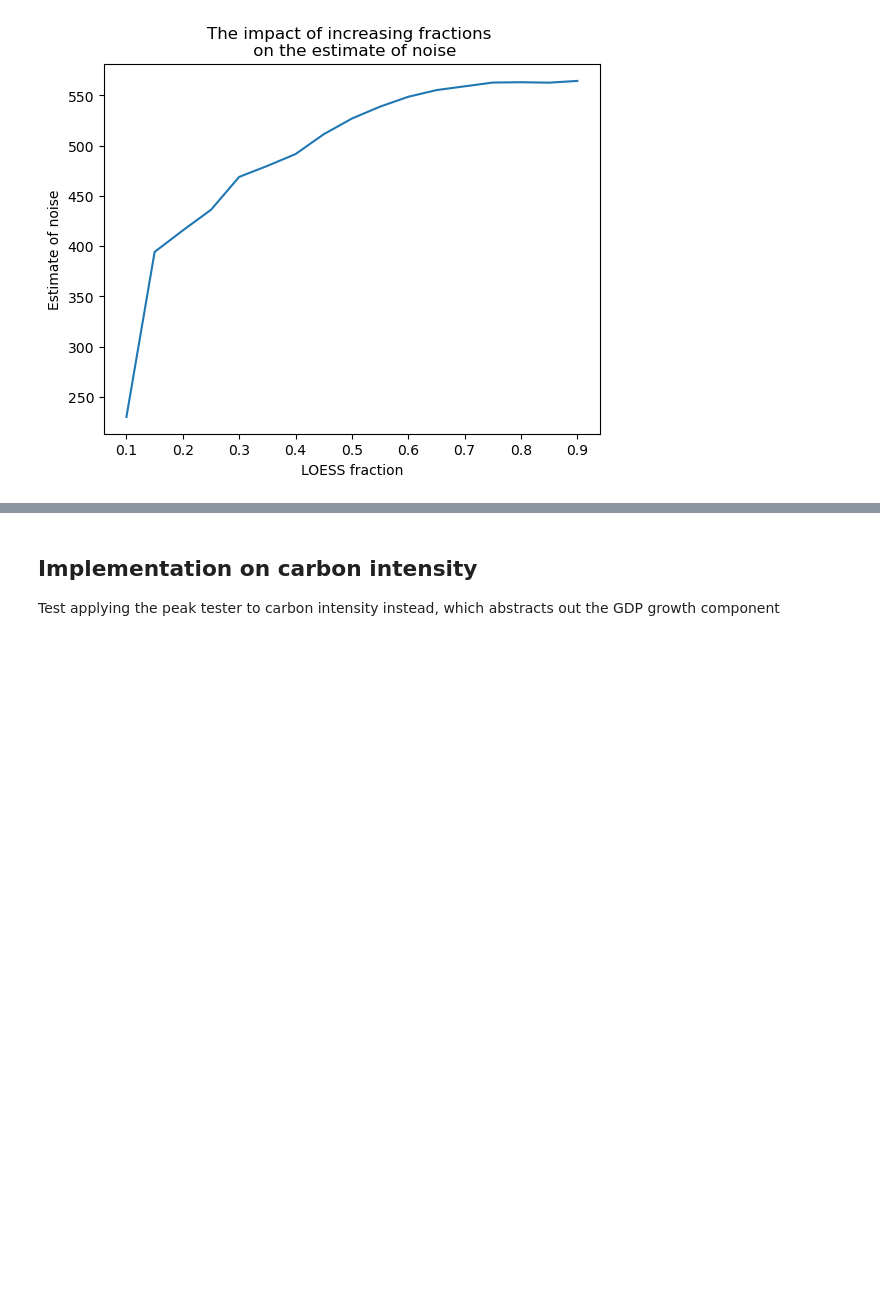
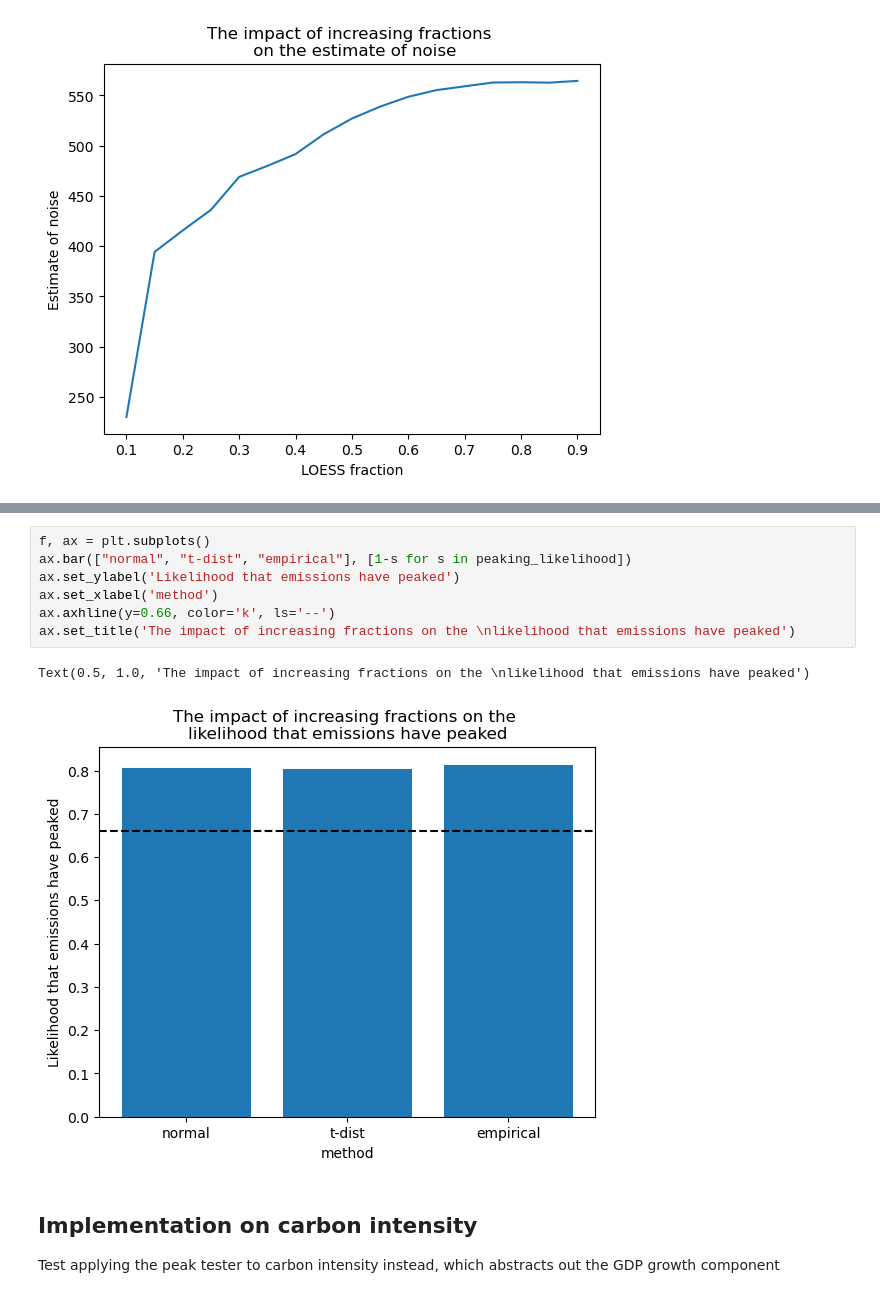
Before and after one commit to nezzag/peaking_test, a Jupyter notebook: notebooks/test_peaker.ipynb, the cells around one changed output, grey strips where cells are left out. Drawn from its saved outputs; the diff is of its cells as text; blank space fills up the shorter version.

```diff
--- a/notebooks/test_peaker.ipynb
+++ b/notebooks/test_peaker.ipynb
@@ -230,3 +269,13 @@ Text(0.5, 1.0, 'The impact of increasing fractions \n on the estimate of noise')
+# %%
+f, ax = plt.subplots()
+ax.bar(["normal", "t-dist", "empirical"], [1-s for s in peaking_likelihood])
+ax.set_ylabel('Likelihood that emissions have peaked')
+ax.set_xlabel('method')
+ax.axhline(y=0.66, color='k', ls='--')
+ax.set_title('The impact of increasing fractions on the \nlikelihood that emissions have peaked')
+# %% [output]
+Text(0.5, 1.0, 'The impact of increasing fractions on the \nlikelihood that emissions have peaked')
+[figure, added]
 # %% [markdown]
 ## Implementation on carbon intensity
 Test applying the peak tester to carbon intensity instead, which abstracts out the GDP growth component
```
Also changed, not shown: parts of 11 cells of this notebook, 1 other file.
